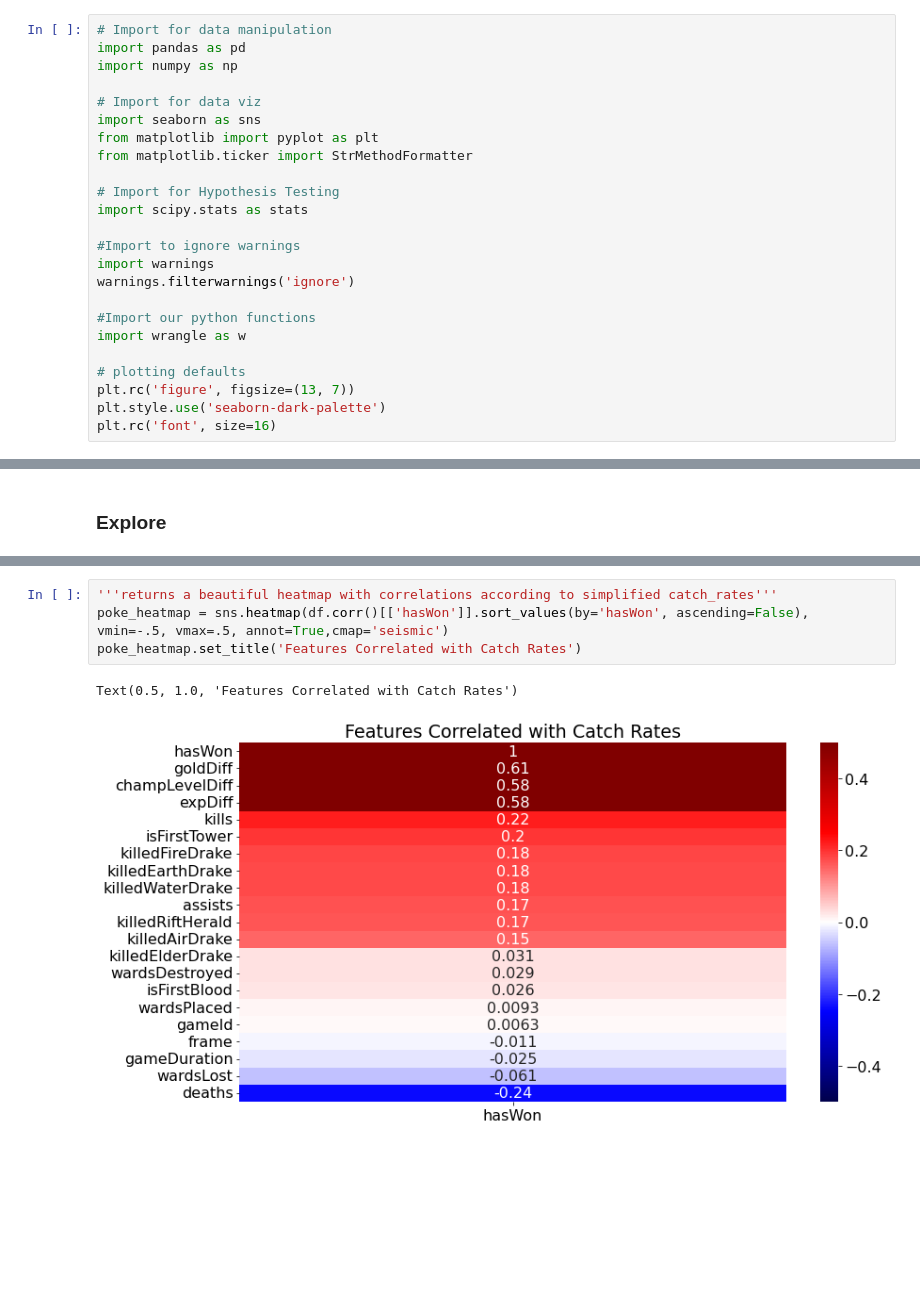
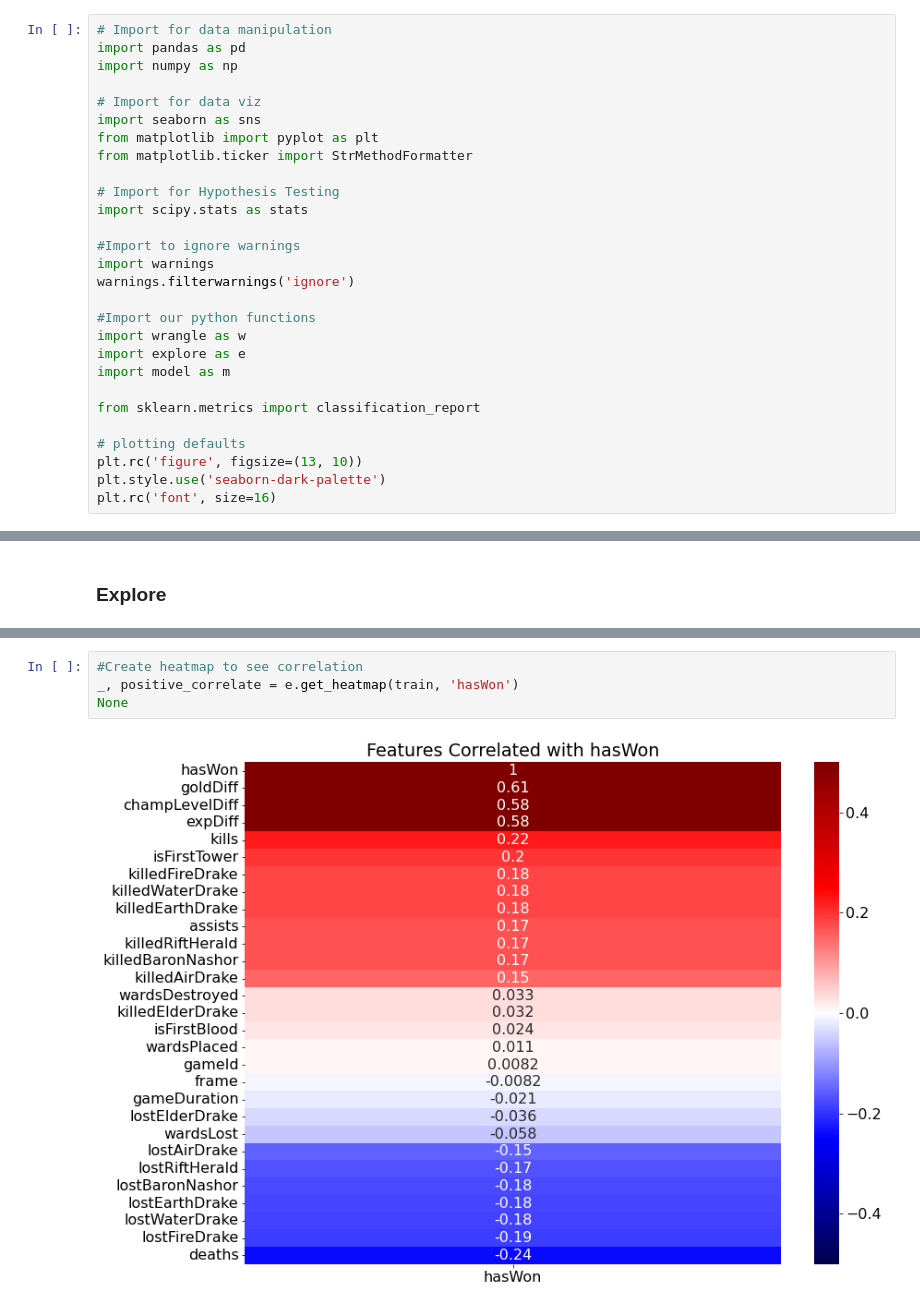
Before and after one commit to Olivert75/personal_project, a Jupyter notebook: final_workingnotebook.ipynb, the cells around one changed output, grey strips where cells are left out. Cells and saved outputs as stored; diff of their text form; blank space fills up the shorter version.

```diff
--- a/final_workingnotebook.ipynb
+++ b/final_workingnotebook.ipynb
@@ -30,9 +30,13 @@ warnings.filterwarnings('ignore')
 
 #Import our python functions
 import wrangle as w
+import explore as e
+import model as m
+
+from sklearn.metrics import classification_report
 
 # plotting defaults
-plt.rc('figure', figsize=(13, 7))
+plt.rc('figure', figsize=(13, 10))
 plt.style.use('seaborn-dark-palette')
 plt.rc('font', size=16)
 # %% [markdown]
@@ -56,7 +84,6 @@ Prepare Takeaways:
 # %%
-'''returns a beautiful heatmap with correlations according to simplified catch_rates'''
-poke_heatmap = sns.heatmap(df.corr()[['hasWon']].sort_values(by='hasWon', ascending=False), vmin=-.5, vmax=.5, annot=True,cmap='seismic')
-poke_heatmap.set_title('Features Correlated with Catch Rates')
+#Create heatmap to see correlation
+_, positive_correlate = e.get_heatmap(train, 'hasWon')
+None
 # %% [output]
-Text(0.5, 1.0, 'Features Correlated with Catch Rates')
-[figure, old version]
+[figure, new version]
```
Also changed, not shown: parts of 30 cells of this notebook.
